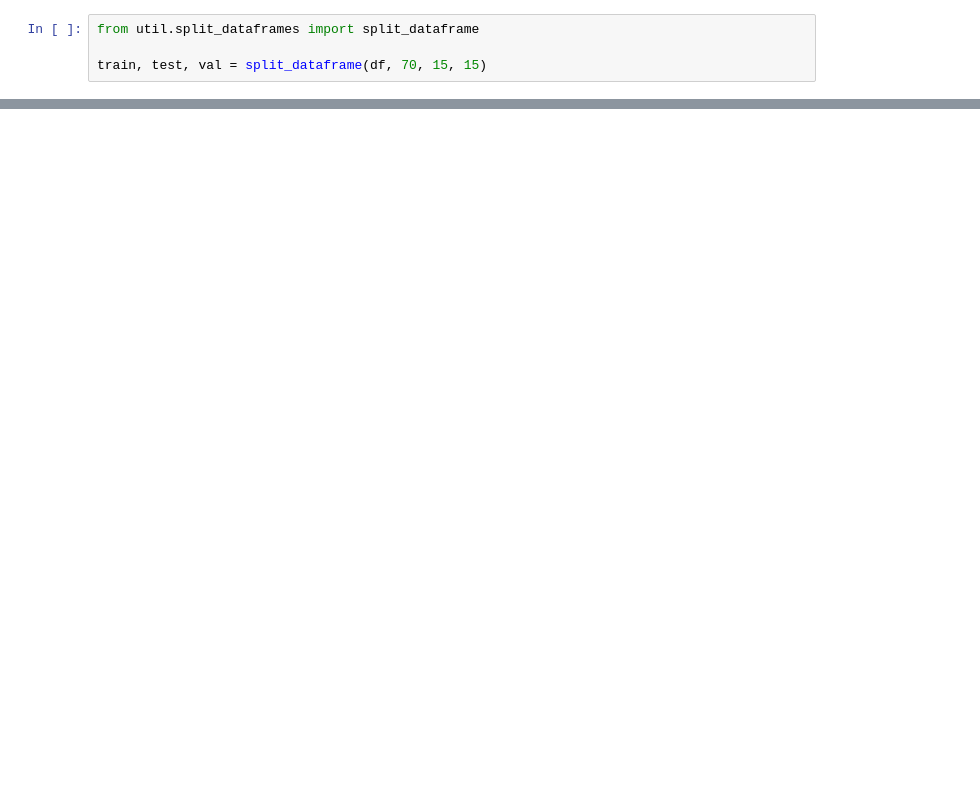
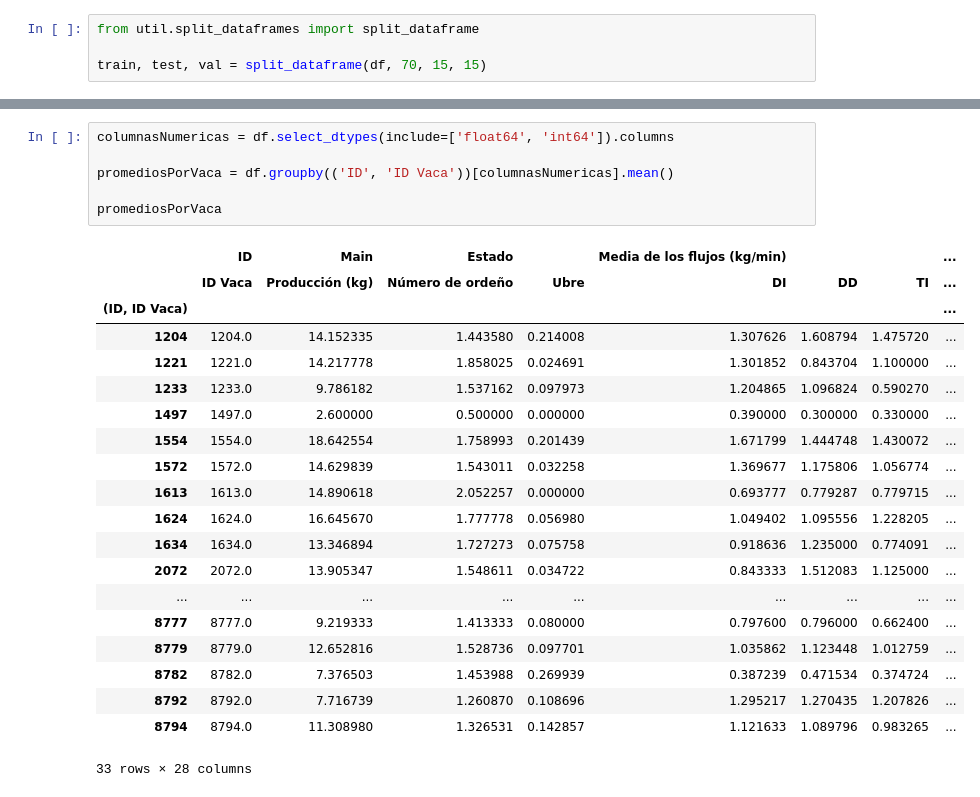
Before and after one commit to DiegoAlfaro1/Reto-ConcentracionIA-Vacas, a Jupyter notebook: prueba.ipynb, the cells around one changed output, grey strips where cells are left out. Saved outputs shown, nothing was run; the diff lists cells and outputs as text; blank space fills up the shorter version.

Commit message:
Sacar totales y estadísticos relevantes por vaca

```diff
--- a/prueba.ipynb
+++ b/prueba.ipynb
@@ -53,0 +88,27 @@ val.head()
+# %%
+columnasNumericas = df.select_dtypes(include=['float64', 'int64']).columns
+
+promediosPorVaca = df.groupby(('ID', 'ID Vaca'))[columnasNumericas].mean()
+
+promediosPorVaca
+# %% [output]
+|  | ID | Main | Estado |  | Media de los flujos (kg/min) |  |  | ... |
+|  | ID Vaca | Producción (kg) | Número de ordeño | Ubre | DI | DD | TI | ... |
+| (ID, ID Vaca) |  |  |  |  |  |  |  | ... |
+| 1204 | 1204.0 | 14.152335 | 1.443580 | 0.214008 | 1.307626 | 1.608794 | 1.475720 | ... |
+| 1221 | 1221.0 | 14.217778 | 1.858025 | 0.024691 | 1.301852 | 0.843704 | 1.100000 | ... |
+| 1233 | 1233.0 | 9.786182 | 1.537162 | 0.097973 | 1.204865 | 1.096824 | 0.590270 | ... |
+| 1497 | 1497.0 | 2.600000 | 0.500000 | 0.000000 | 0.390000 | 0.300000 | 0.330000 | ... |
+| 1554 | 1554.0 | 18.642554 | 1.758993 | 0.201439 | 1.671799 | 1.444748 | 1.430072 | ... |
+| 1572 | 1572.0 | 14.629839 | 1.543011 | 0.032258 | 1.369677 | 1.175806 | 1.056774 | ... |
+| 1613 | 1613.0 | 14.890618 | 2.052257 | 0.000000 | 0.693777 | 0.779287 | 0.779715 | ... |
+| 1624 | 1624.0 | 16.645670 | 1.777778 | 0.056980 | 1.049402 | 1.095556 | 1.228205 | ... |
+| 1634 | 1634.0 | 13.346894 | 1.727273 | 0.075758 | 0.918636 | 1.235000 | 0.774091 | ... |
+| 2072 | 2072.0 | 13.905347 | 1.548611 | 0.034722 | 0.843333 | 1.512083 | 1.125000 | ... |
+| ... | ... | ... | ... | ... | ... | ... | ... | ... |
+| 8777 | 8777.0 | 9.219333 | 1.413333 | 0.080000 | 0.797600 | 0.796000 | 0.662400 | ... |
+| 8779 | 8779.0 | 12.652816 | 1.528736 | 0.097701 | 1.035862 | 1.123448 | 1.012759 | ... |
+| 8782 | 8782.0 | 7.376503 | 1.453988 | 0.269939 | 0.387239 | 0.471534 | 0.374724 | ... |
+| 8792 | 8792.0 | 7.716739 | 1.260870 | 0.108696 | 1.295217 | 1.270435 | 1.207826 | ... |
+| 8794 | 8794.0 | 11.308980 | 1.326531 | 0.142857 | 1.121633 | 1.089796 | 0.983265 | ... |
+33 rows × 28 columns
```
Also changed, not shown: parts of 10 cells of this notebook, 1 other file.
